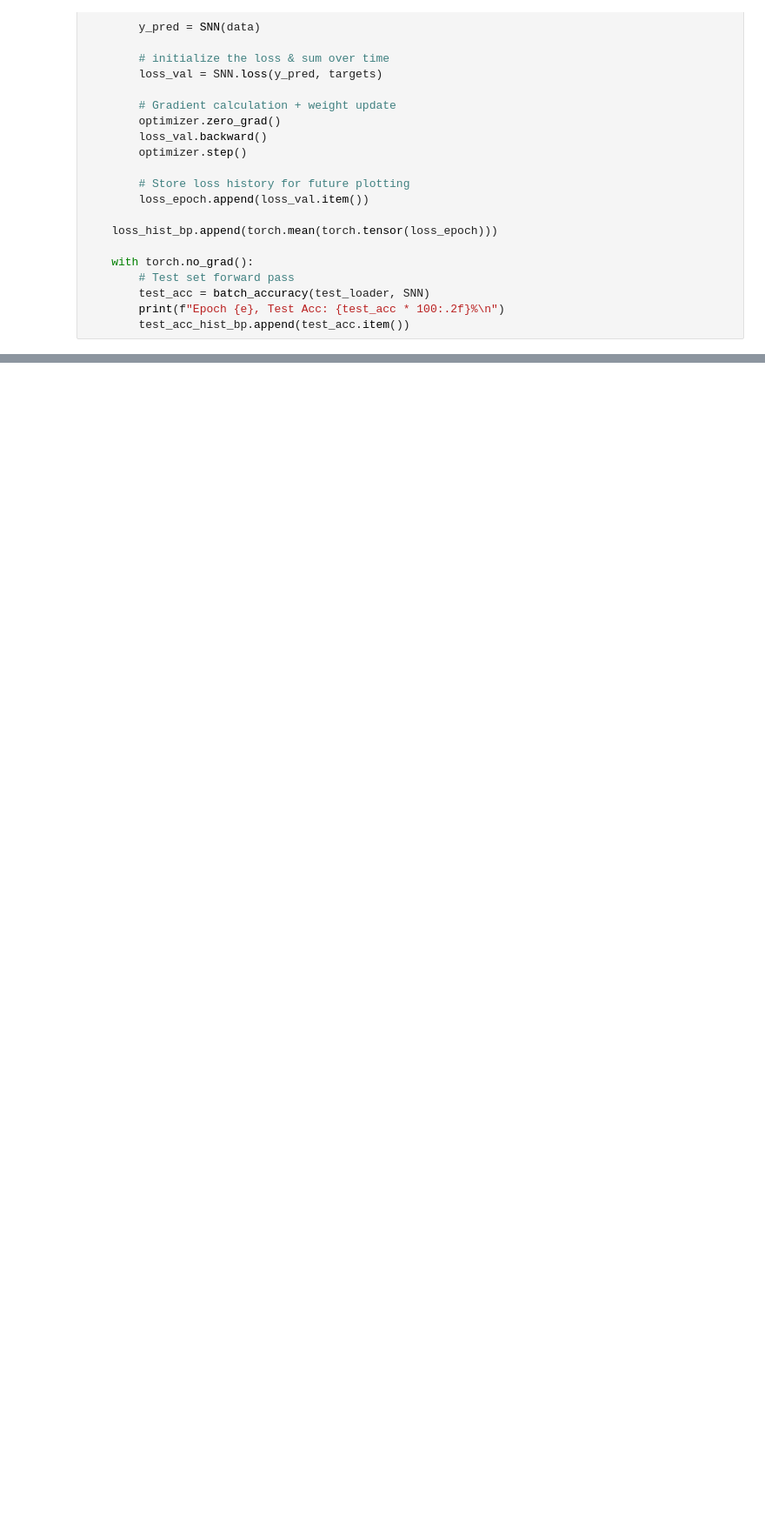
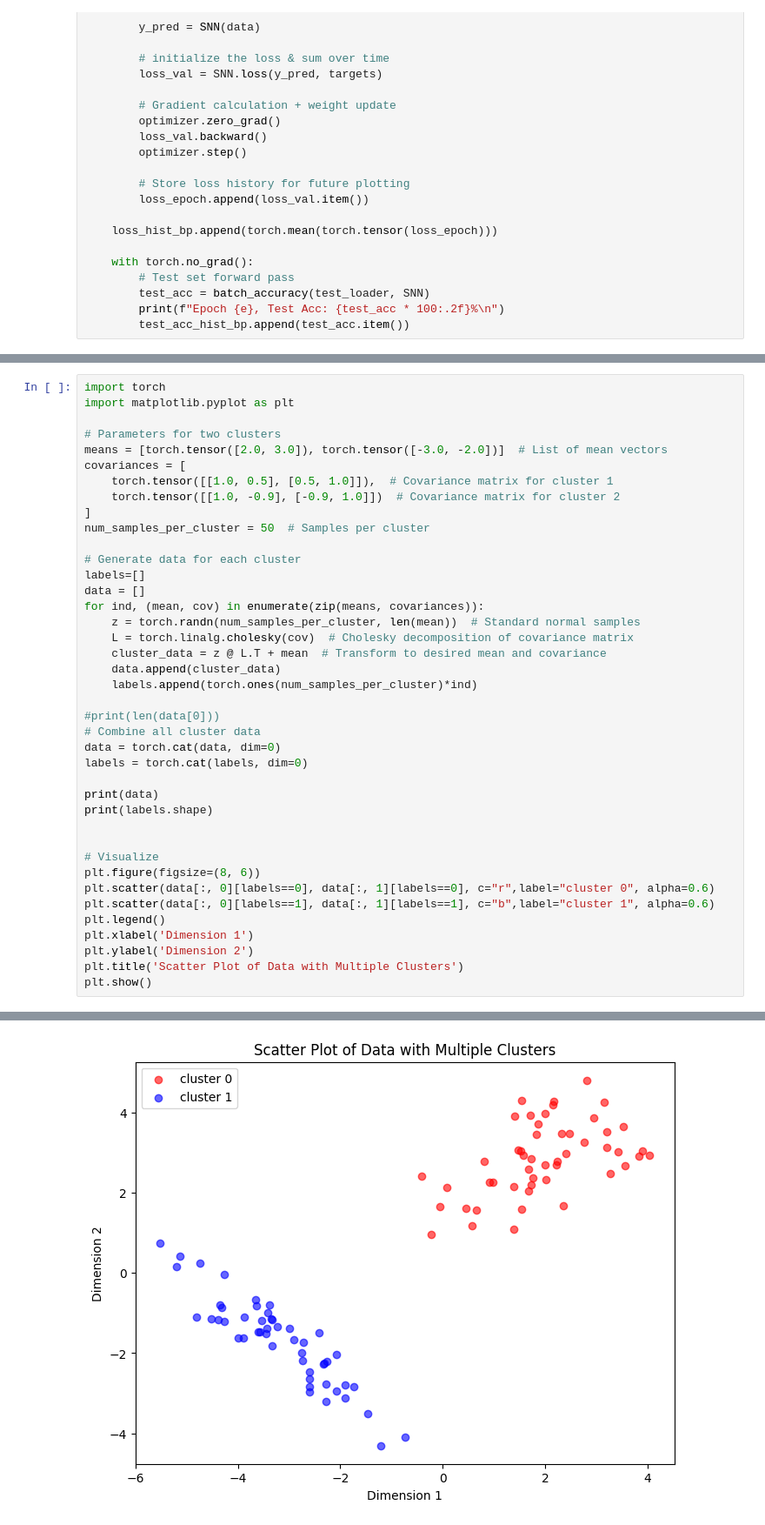
Before and after one commit to ellahas/snn-wp, a Jupyter notebook: SNN_WP_classification.ipynb, the cells around one changed output, grey strips where cells are left out. Shown at 87% size. Drawn from its saved outputs; the diff is of its cells as text; blank space fills up the shorter version.

Commit message:
add data generation for classification

```diff
--- a/SNN_WP_classification.ipynb
+++ b/SNN_WP_classification.ipynb
@@ -257,0 +333,41 @@ for e in range(epochs):
+# %%
+import torch
+import matplotlib.pyplot as plt
+
+# Parameters for two clusters
+means = [torch.tensor([2.0, 3.0]), torch.tensor([-3.0, -2.0])]  # List of mean vectors
+covariances = [
+    torch.tensor([[1.0, 0.5], [0.5, 1.0]]),  # Covariance matrix for cluster 1
+    torch.tensor([[1.0, -0.9], [-0.9, 1.0]])  # Covariance matrix for cluster 2
+]
+num_samples_per_cluster = 50  # Samples per cluster
+
+# Generate data for each cluster
+labels=[]
+data = []
+for ind, (mean, cov) in enumerate(zip(means, covariances)):
+    z = torch.randn(num_samples_per_cluster, len(mean))  # Standard normal samples
+    L = torch.linalg.cholesky(cov)  # Cholesky decomposition of covariance matrix
+    cluster_data = z @ L.T + mean  # Transform to desired mean and covariance
+    data.append(cluster_data)
+    labels.append(torch.ones(num_samples_per_cluster)*ind)
+
+#print(len(data[0]))
+# Combine all cluster data
+data = torch.cat(data, dim=0)
+labels = torch.cat(labels, dim=0)
+
+print(data)
+print(labels.shape)
+
+
+# Visualize
+plt.figure(figsize=(8, 6))
+plt.scatter(data[:, 0][labels==0], data[:, 1][labels==0], c="r",label="cluster 0", alpha=0.6)
+plt.scatter(data[:, 0][labels==1], data[:, 1][labels==1], c="b",label="cluster 1", alpha=0.6)
+plt.legend()
+plt.xlabel('Dimension 1')
+plt.ylabel('Dimension 2')
+plt.title('Scatter Plot of Data with Multiple Clusters')
+plt.show()
+# %% [output]
@@ -257,0 +391 @@ for e in range(epochs):
+[figure, added]
```
Also changed, not shown: parts of 9 cells of this notebook.
